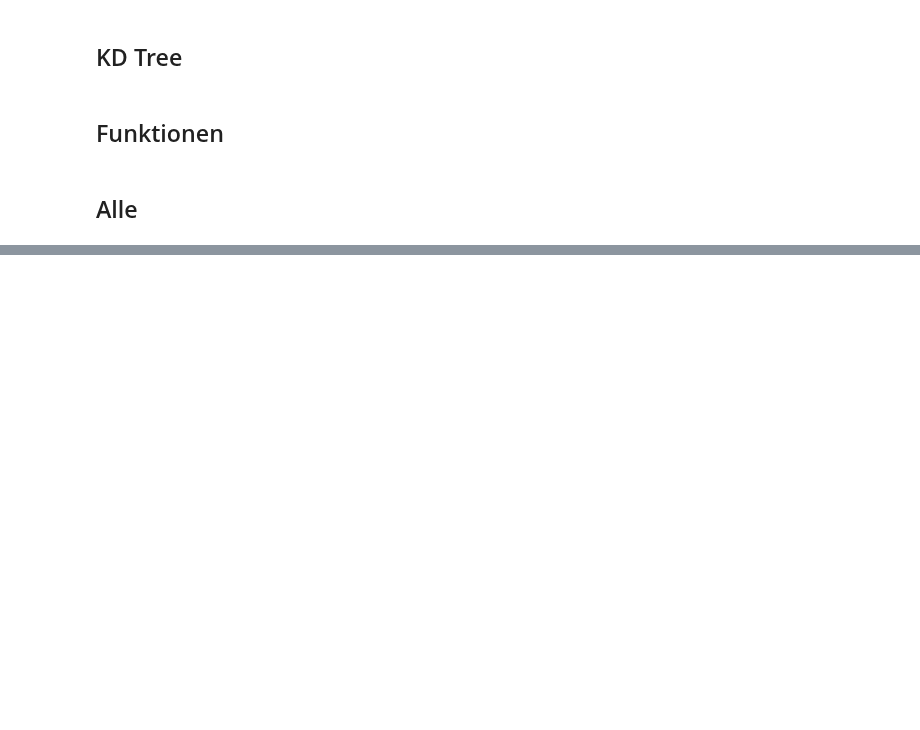
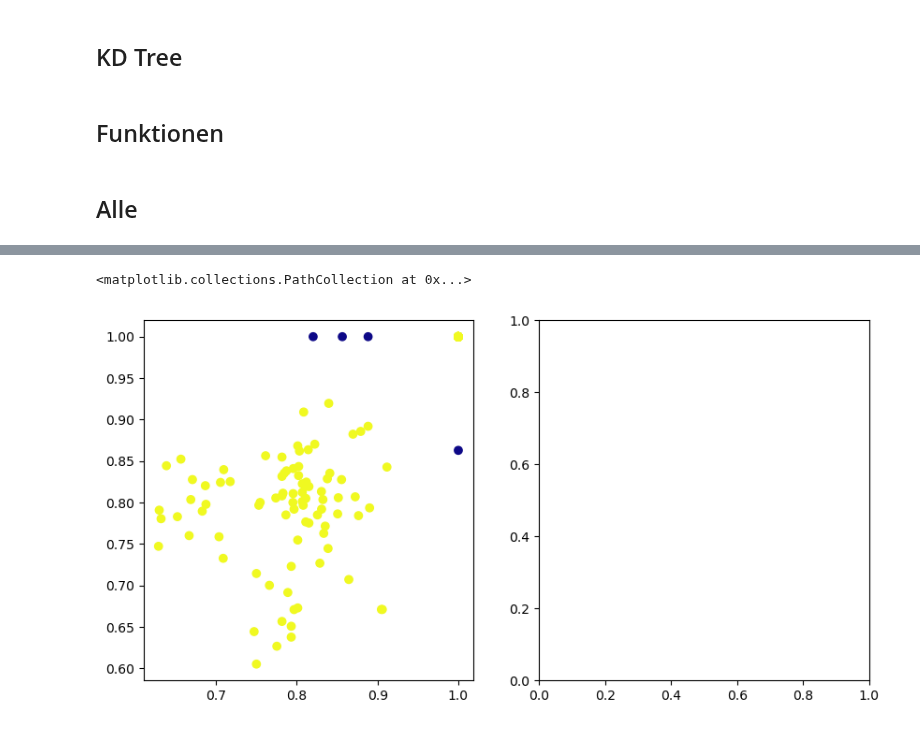
Before and after one commit to florianneukirchen/gleis-versuche, a Jupyter notebook: 24_links_sicherheit.ipynb, the cells around one changed output, grey strips where cells are left out. Saved outputs shown, nothing was run; the diff lists cells and outputs as text; code cells hidden in the pictures; blank space fills up the shorter version.

```diff
--- a/24_links_sicherheit.ipynb
+++ b/24_links_sicherheit.ipynb
@@ -498,4 +509,6 @@ cbar = plt.colorbar(ax.collections[0], ax=ax)
 # %%
 fig, ax = plt.subplots(1,2, figsize=(10,5))
 ax[0].scatter(prob[:,0], prob[:,1], c=sameside[:,0], cmap="plasma")
-a
+# %% [output]
+<matplotlib.collections.PathCollection at 0x...>
+[figure, added]
```
Also changed, not shown: parts of 16 cells of this notebook, 15 other files.
